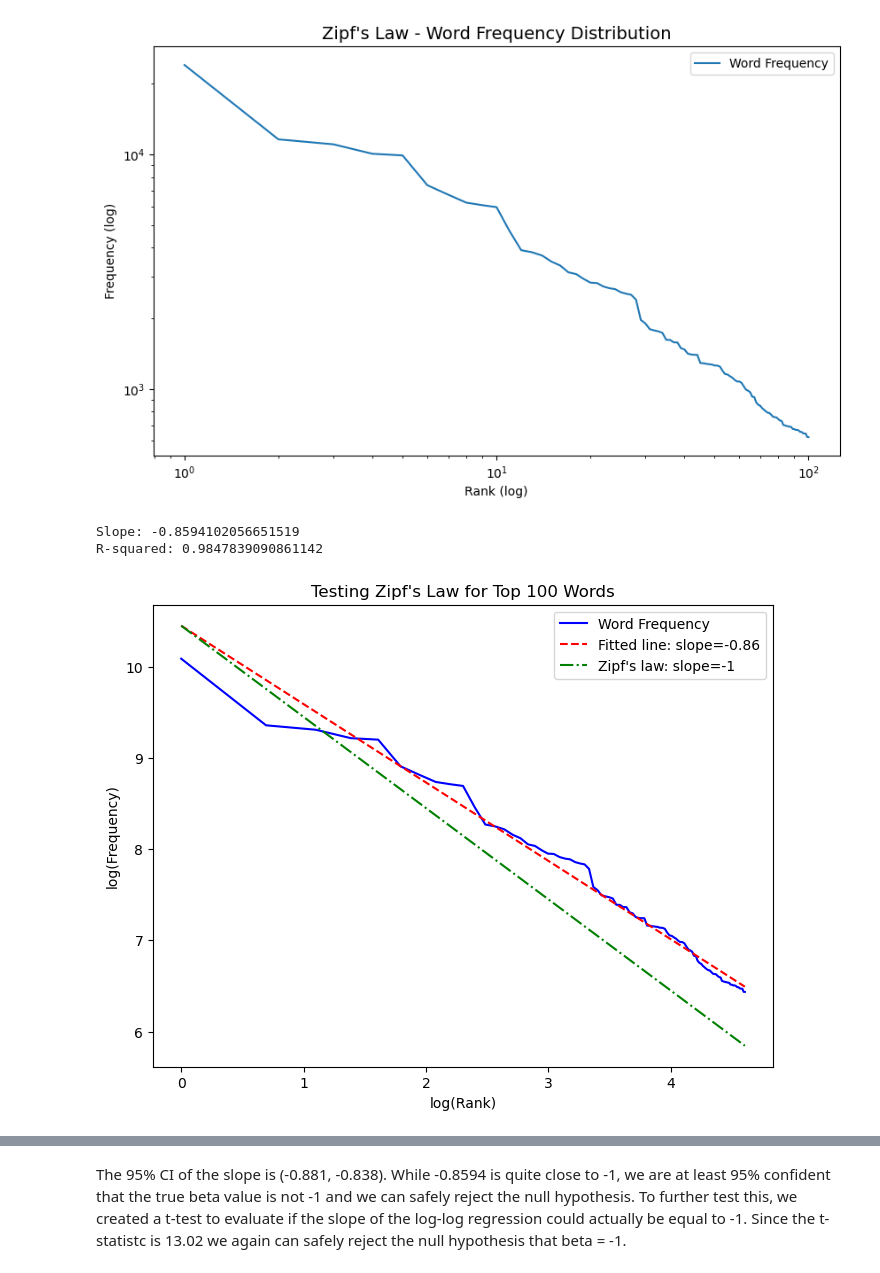
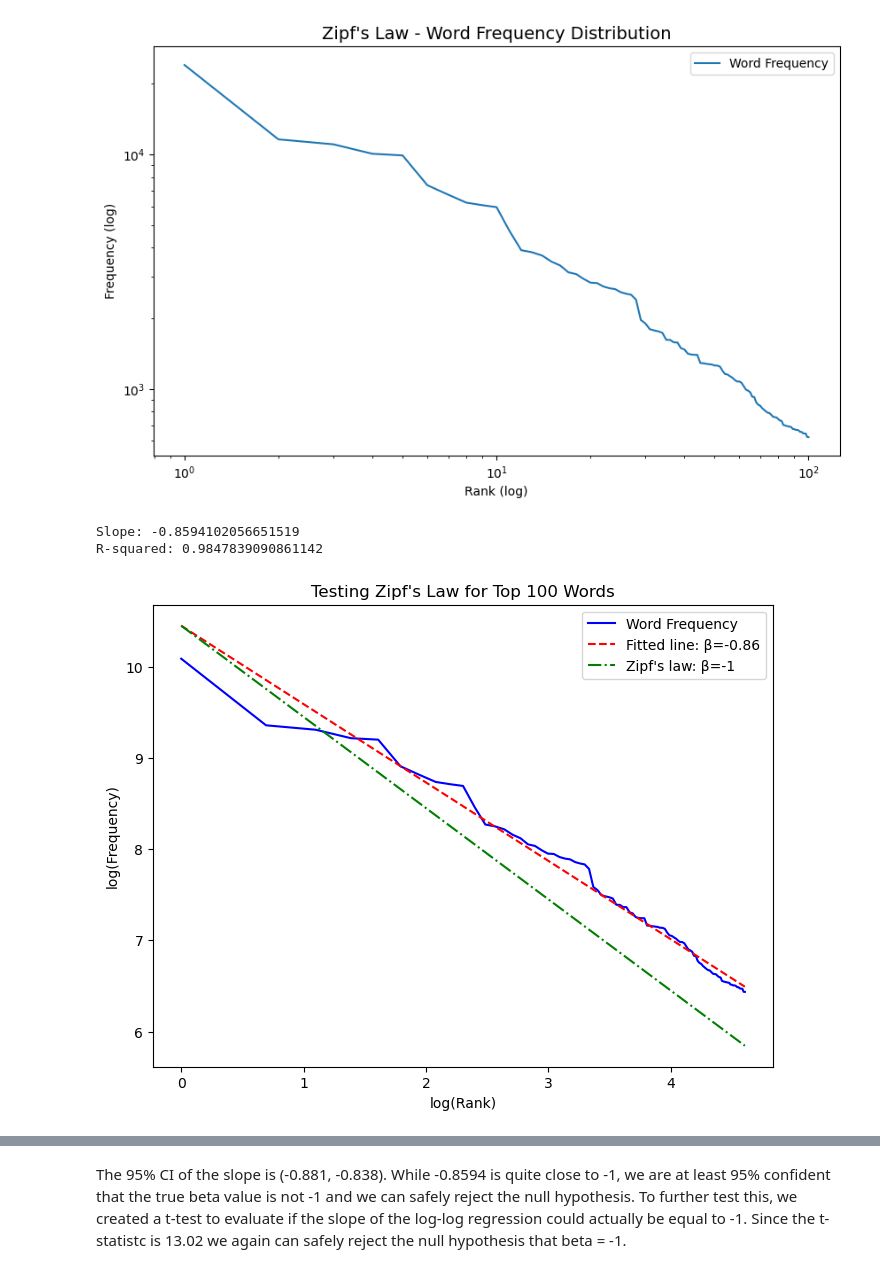
Before and after one commit to CarsonJMullen/Unstructured-Data-Analytics, a Jupyter notebook: Assignment 1/Edmunds_Analysis.ipynb, the cells around one changed output, grey strips where cells are left out. Drawn from its saved outputs; the diff is of its cells as text; code cells hidden in the pictures.

```diff
--- a/Assignment 1/Edmunds_Analysis.ipynb
+++ b/Assignment 1/Edmunds_Analysis.ipynb
@@ -201,36 +201,36 @@ plt.show()
 # Checking if Zipf's law is supported econometrically
 
 log_rank = np.log(wf_100['rank'])
 log_freq = np.log(wf_100['Frequency'])
 
 # Linear Regression
 slope, intercept, r_value, p_value, std_err = stats.linregress(log_rank, log_freq)
 
 print(f"Slope: {slope}")
 print(f"R-squared: {r_value**2}") # squaring the R-value to get R-squared
 
 # comparing the plots of the actual data vs. theoretical prediction of Zipf's law
 #actual data
 plt.figure(figsize=(8, 6))
 plt.plot(log_rank, log_freq, color='blue', label='Word Frequency')
 
 #Zipf's law
 predicted_log_frequency = intercept + slope * log_rank
-plt.plot(log_rank, predicted_log_frequency, 'r', ls = '--', label=f'Fitted line: slope={slope:.2f}')
+plt.plot(log_rank, predicted_log_frequency, 'r', ls = '--', label=f'Fitted line: β={slope:.2f}')
 expected_frequency = intercept - log_rank #equivalent to intercept + -1*log_rank
-plt.plot(log_rank, expected_frequency, 'g', ls = '-.', label=f'Zipf\'s law: slope={-1}')
+plt.plot(log_rank, expected_frequency, 'g', ls = '-.', label=f'Zipf\'s law: β={-1}')
 
 plt.xlabel('log(Rank)')
 plt.ylabel('log(Frequency)')
 plt.title("Testing Zipf's Law for Top 100 Words")
 plt.legend()
 plt.show()
 
 # The slope is -0.85, which is close to the Zipf's law slope of -1
 # %% [output]
 Slope: -0.8594102056651519
 R-squared: 0.9847839090861142
-[figure, old version]
+[figure, new version]
 # %%
 # Add a constant (intercept term) to the log_rank for OLS regression
 log_rank_with_constant = sm.add_constant(log_rank)
```
Also changed, not shown: parts of 11 cells of this notebook.
